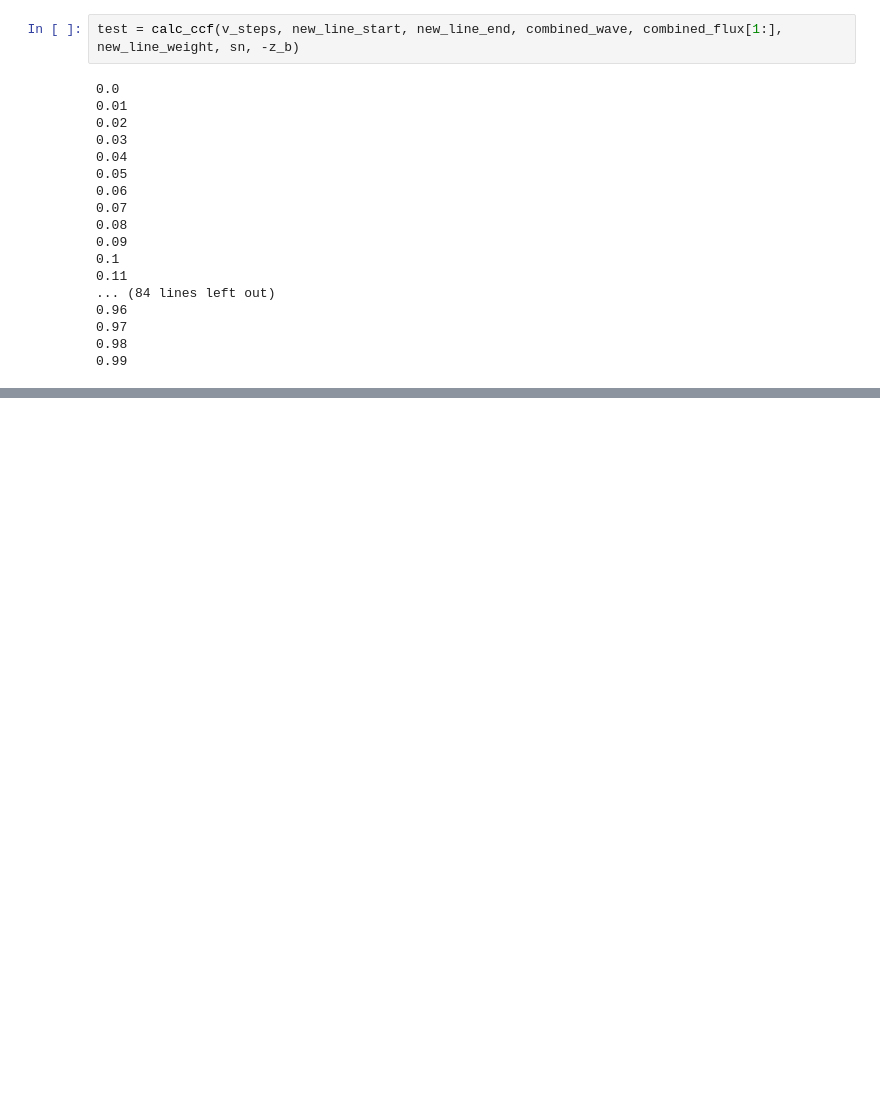
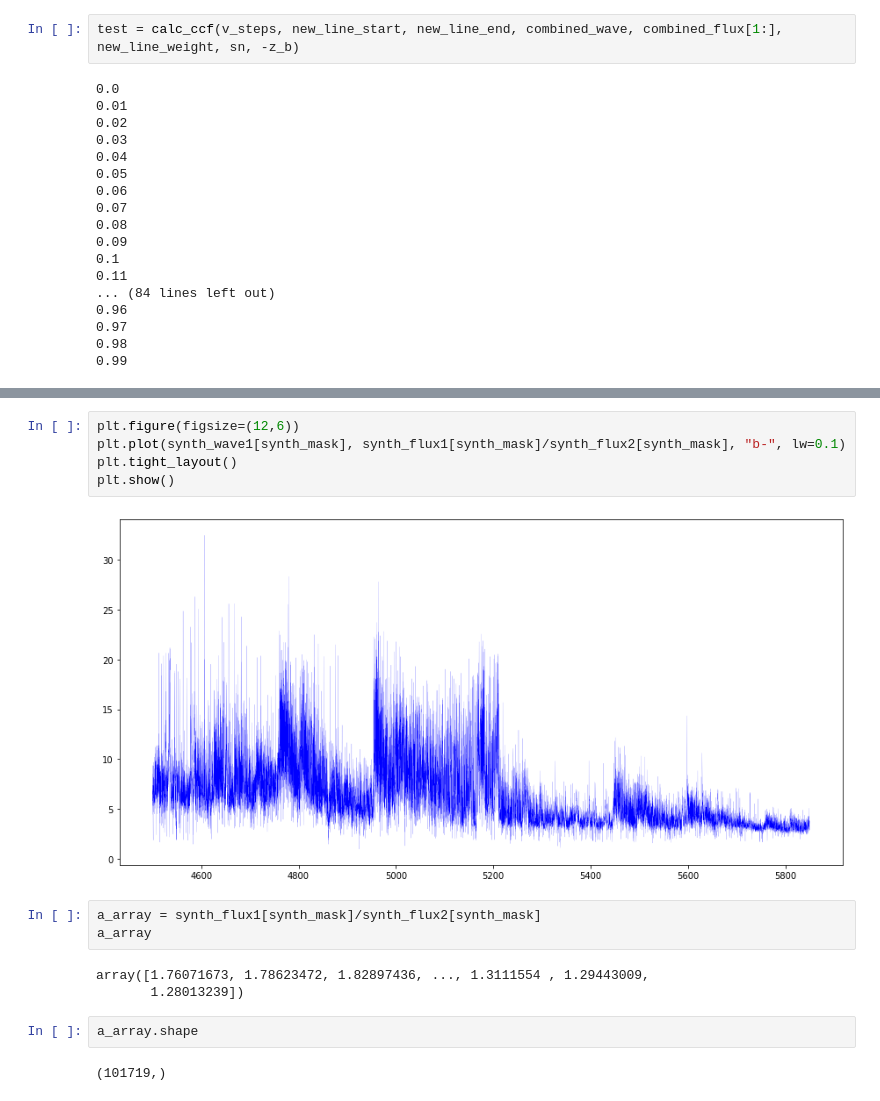
Before and after one commit to stevengiacalone/SB2finder, a Jupyter notebook: src/testing.ipynb, the cells around one changed output, grey strips where cells are left out. Drawn from its saved outputs; the diff is of its cells as text; blank space fills up the shorter version.

```diff
--- a/src/testing.ipynb
+++ b/src/testing.ipynb
@@ -213,0 +242,17 @@ plt.show()
+# %%
+plt.figure(figsize=(12,6))
+plt.plot(synth_wave1[synth_mask], synth_flux1[synth_mask]/synth_flux2[synth_mask], "b-", lw=0.1)
+plt.tight_layout()
+plt.show()
+# %% [output]
+[figure, added]
+# %%
+a_array = synth_flux1[synth_mask]/synth_flux2[synth_mask]
+a_array
+# %% [output]
+array([1.76071673, 1.78623472, 1.82897436, ..., 1.3111554 , 1.29443009,
+       1.28013239])
+# %%
+a_array.shape
+# %% [output]
+(101719,)
```
Also changed, not shown: parts of 8 cells of this notebook.
